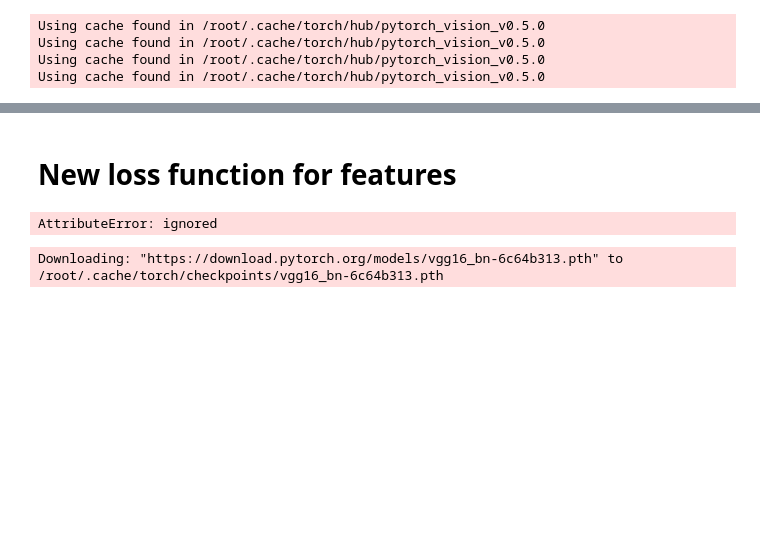
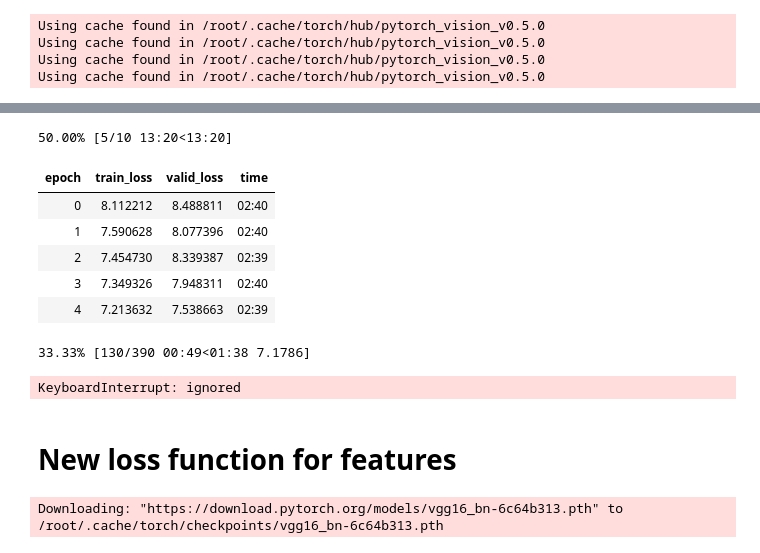
Before and after one commit to henriwoodcock/Applying-Modern-Best-Practices-to-Autoencoders, a Jupyter notebook: notebooks/cifar-10/cifar_autoencoder_joint_training.ipynb, the cells around one changed output, grey strips where cells are left out. Saved outputs shown, nothing was run; the diff lists cells and outputs as text; code cells hidden in the pictures; blank space fills up the shorter version.

Commit message:
added pixelshuffle model

```diff
--- a/notebooks/cifar-10/cifar_autoencoder_joint_training.ipynb
+++ b/notebooks/cifar-10/cifar_autoencoder_joint_training.ipynb
@@ -387,5 +420,15 @@ learn.show_results(ds_type=DatasetType.Valid, rows =3)
 # %%
-learn.fit_one_cycle(10, max_lr = slice())
+learn.fit_one_cycle(10, max_lr = slice(1e-03))
+# %% [output]
+50.00% [5/10 13:20<13:20]
+| epoch | train_loss | valid_loss | time |
+| 0 | 8.112212 | 8.488811 | 02:40 |
+| 1 | 7.590628 | 8.077396 | 02:40 |
+| 2 | 7.454730 | 8.339387 | 02:39 |
+| 3 | 7.349326 | 7.948311 | 02:40 |
+| 4 | 7.213632 | 7.538663 | 02:39 |
+33.33% [130/390 00:49<01:38 7.1786]
+KeyboardInterrupt: ignored
 # %% [markdown]
 # New loss function for features
 # %%
@@ -393,12 +436,6 @@ def gram_matrix(x):
     n,c,h,w = x.size()
     x = x.view(n, c, -1)
     return (x @ x.transpose(1,2))/(c*h*w)
-# %%
-vgg_m = learn.model.features.cuda().eval()
-requires_grad(vgg_m, False)
-blocks = [i-1 for i,o in enumerate(children(vgg_m)) if isinstance(o,nn.MaxPool2d)]
-# %% [output]
-AttributeError: ignored
 # %%
 blocks = [i-1 for i,o in enumerate(children(autoencoder)) if isinstance(o,nn.MaxPool2d)]
 # %%
```
Also changed, not shown: parts of 21 cells of this notebook.
